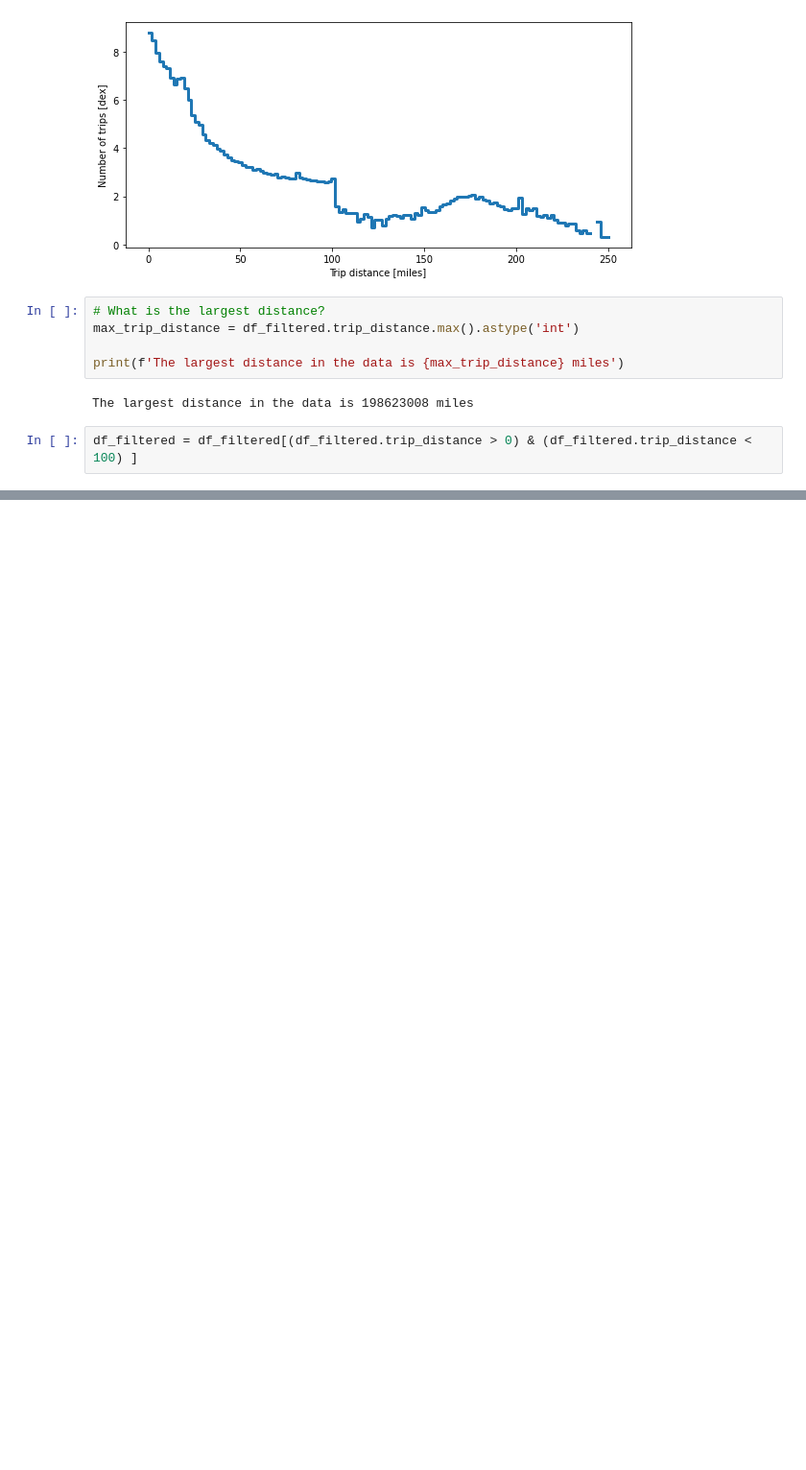
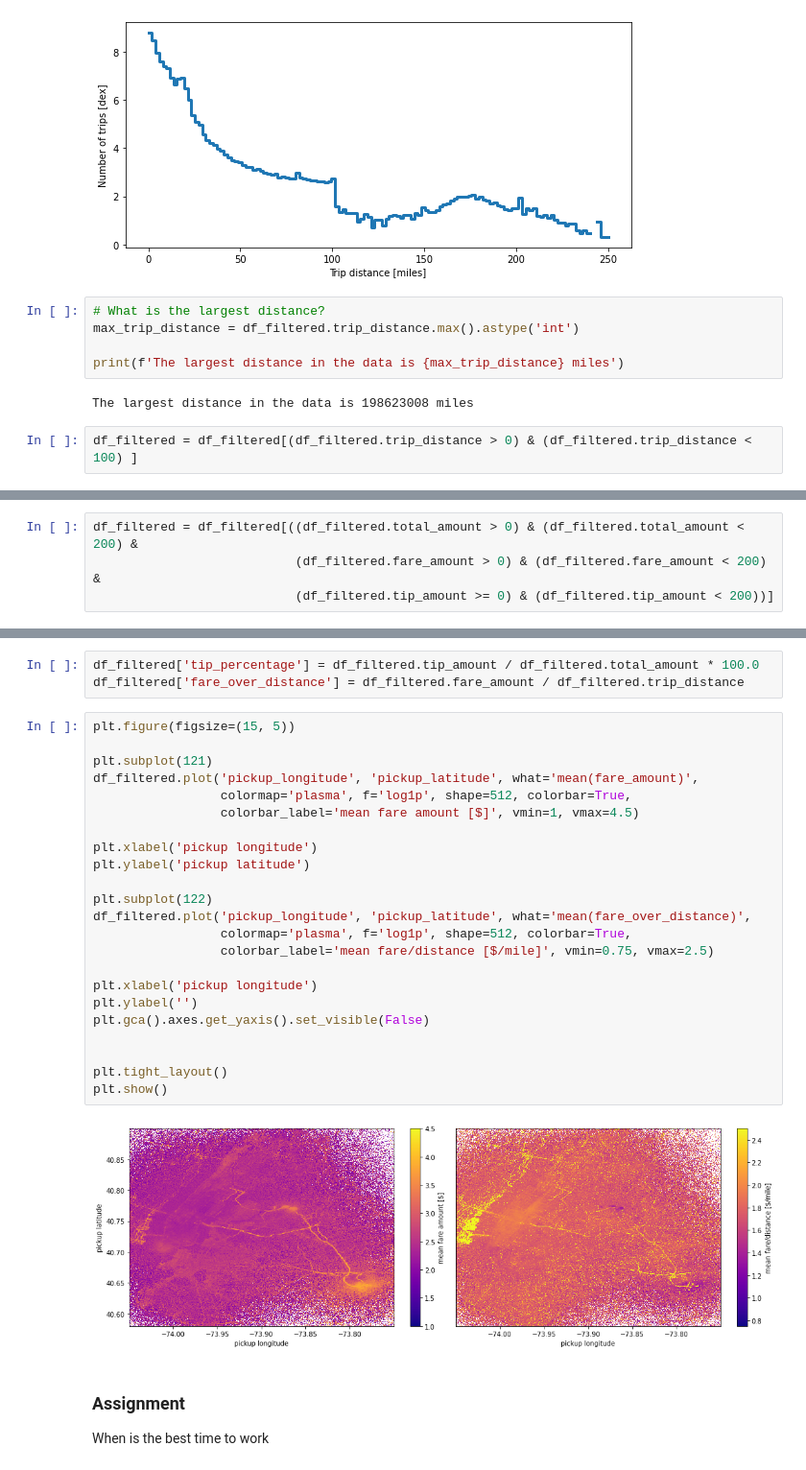
Before and after one commit to JeremyCurmi/poc, a Jupyter notebook: vaex_1000_gb_data/taxi_rides_analysis.ipynb, the cells around one changed output, grey strips where cells are left out. Shown at 96% size. Saved outputs shown, nothing was run; the diff lists cells and outputs as text; blank space fills up the shorter version.

```diff
--- a/vaex_1000_gb_data/taxi_rides_analysis.ipynb
+++ b/vaex_1000_gb_data/taxi_rides_analysis.ipynb
@@ -144,0 +228,4 @@ plt.show()
+# %%
+df_filtered = df_filtered[((df_filtered.total_amount > 0) & (df_filtered.total_amount < 200) &
+                           (df_filtered.fare_amount > 0) & (df_filtered.fare_amount < 200) &
+                           (df_filtered.tip_amount >= 0) & (df_filtered.tip_amount < 200))]
@@ -144,0 +243,32 @@ plt.show()
+# %%
+df_filtered['tip_percentage'] = df_filtered.tip_amount / df_filtered.total_amount * 100.0
+df_filtered['fare_over_distance'] = df_filtered.fare_amount / df_filtered.trip_distance
+# %%
+plt.figure(figsize=(15, 5))
+
+plt.subplot(121)
+df_filtered.plot('pickup_longitude', 'pickup_latitude', what='mean(fare_amount)',
+                 colormap='plasma', f='log1p', shape=512, colorbar=True,
+                 colorbar_label='mean fare amount [$]', vmin=1, vmax=4.5)
+
+plt.xlabel('pickup longitude')
+plt.ylabel('pickup latitude')
+
+plt.subplot(122)
+df_filtered.plot('pickup_longitude', 'pickup_latitude', what='mean(fare_over_distance)',
+                 colormap='plasma', f='log1p', shape=512, colorbar=True,
+                 colorbar_label='mean fare/distance [$/mile]', vmin=0.75, vmax=2.5)
+
+plt.xlabel('pickup longitude')
+plt.ylabel('')
+plt.gca().axes.get_yaxis().set_visible(False)
+
+
+plt.tight_layout()
+plt.show()
+# %% [output]
+[figure, added]
+# %% [markdown]
+### Assignment
+
+When is the best time to work
```
Also changed, not shown: parts of 23 cells of this notebook.
